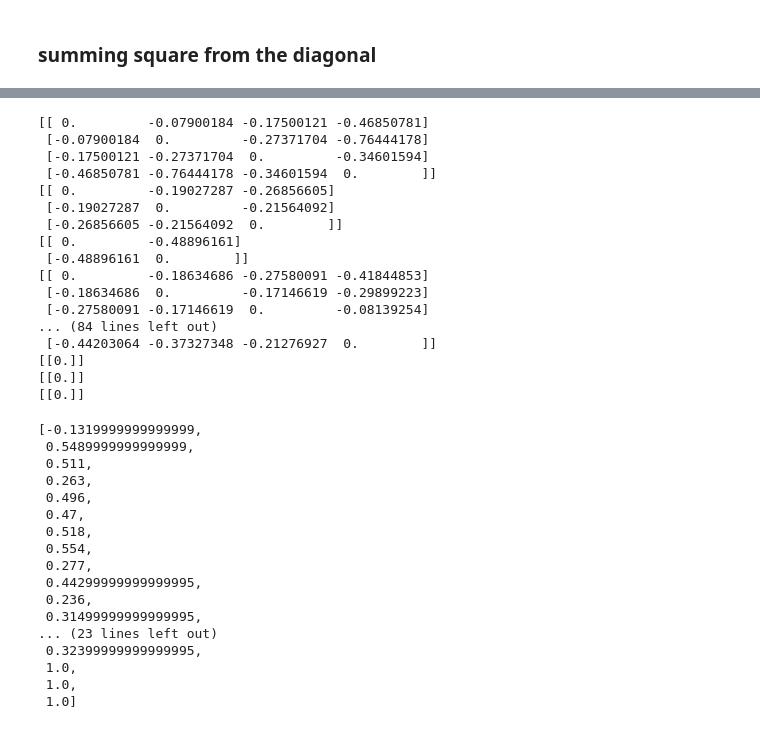
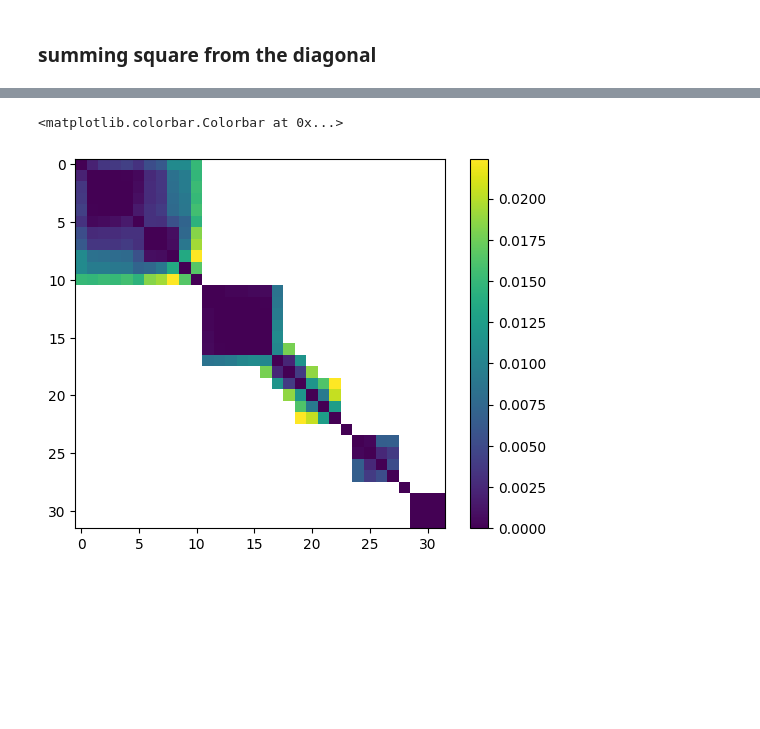
Before and after one commit to xiao278/svd_applications, a Jupyter notebook: community_detection_implementation.ipynb, the cells around one changed output, grey strips where cells are left out. Cells and saved outputs as stored; diff of their text form; code cells hidden in the pictures; blank space fills up the shorter version.

```diff
--- a/community_detection_implementation.ipynb
+++ b/community_detection_implementation.ipynb
@@ -326,37 +189,8 @@ community_detection(CM_REORDERED, 0.5, sliced=False)
-# %%
-community_strength(CM_REORDERED, 0.5)
-# %% [output]
-[[ 0.         -0.07900184 -0.17500121 -0.46850781]
- [-0.07900184  0.         -0.27371704 -0.76444178]
- [-0.17500121 -0.27371704  0.         -0.34601594]
- [-0.46850781 -0.76444178 -0.34601594  0.        ]]
-[[ 0.         -0.19027287 -0.26856605]
- [-0.19027287  0.         -0.21564092]
- [-0.26856605 -0.21564092  0.        ]]
-[[ 0.         -0.48896161]
- [-0.48896161  0.        ]]
-[[ 0.         -0.18634686 -0.27580091 -0.41844853]
- [-0.18634686  0.         -0.17146619 -0.29899223]
- [-0.27580091 -0.17146619  0.         -0.08139254]
-... (84 lines left out)
- [-0.44203064 -0.37327348 -0.21276927  0.        ]]
-[[0.]]
-[[0.]]
-[[0.]]
-[-0.1319999999999999,
- 0.5489999999999999,
- 0.511,
- 0.263,
- 0.496,
- 0.47,
- 0.518,
- 0.554,
- 0.277,
- 0.44299999999999995,
- 0.236,
- 0.31499999999999995,
-... (23 lines left out)
- 0.32399999999999995,
- 1.0,
- 1.0,
- 1.0]
+# %%
+from helper_functions import size_from_diag
+(W, M, M2) = detect_cluster_structure(CM_REORDERED, debug=True)
+plt.imshow(M2 / W, cmap='viridis')
+plt.colorbar()
+# %% [output]
+<matplotlib.colorbar.Colorbar at 0x...>
+[figure, added]
```
Also changed, not shown: parts of 15 cells of this notebook, 5 other files.
